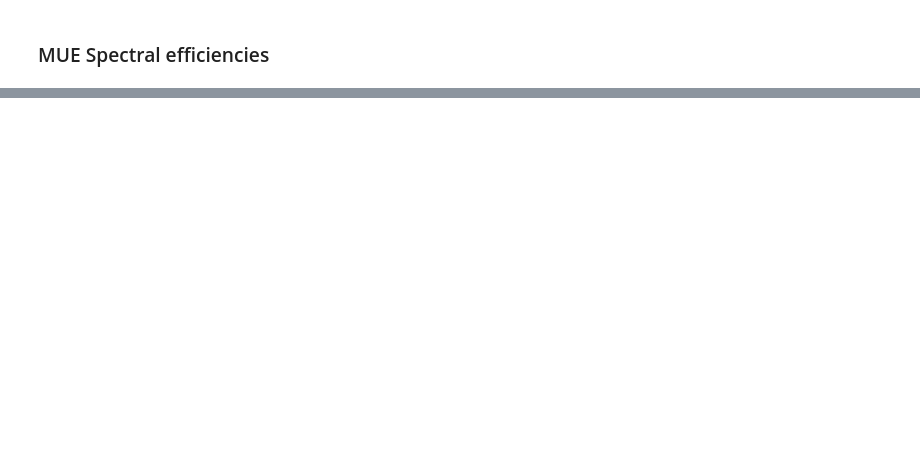
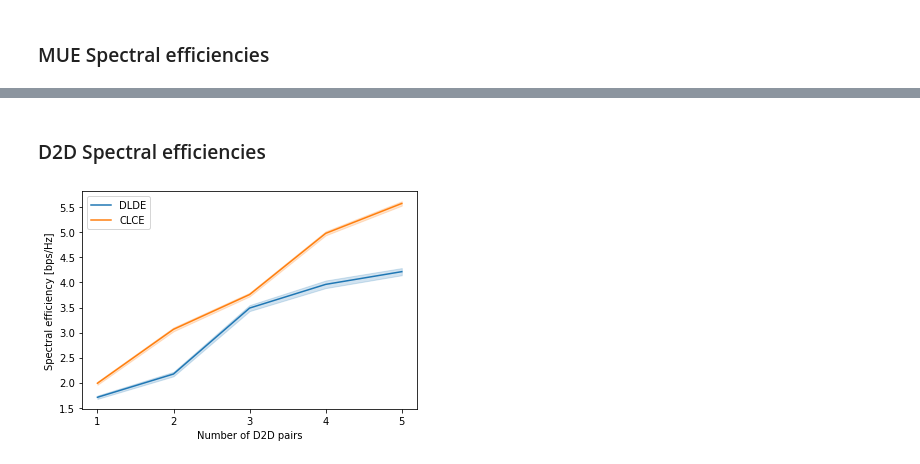
Before and after one commit to lbaiao/sys-simulator-2, a Jupyter notebook: notebooks/nb6.ipynb, the cells around one changed output, grey strips where cells are left out. Cells and saved outputs as stored; diff of their text form; code cells hidden in the pictures; blank space fills up the shorter version.

```diff
--- a/notebooks/nb6.ipynb
+++ b/notebooks/nb6.ipynb
@@ -85,0 +104,16 @@ sns_confidence_interval_plot(
+# %% [markdown]
+### D2D Spectral efficiencies
+# %%
+y_label = 'Spectral efficiency [bps/Hz]'
+sns_confidence_interval_plot(
+    np.array(discent_data['d2d_speffs']),
+    y_label,
+    'DLDE'
+)
+sns_confidence_interval_plot(
+    np.array(cent_data['d2d_speffs']),
+    y_label,
+    'CLCE'
+)
+# %% [output]
+[figure, added]
```
Also changed, not shown: parts of 28 cells of this notebook, 25 other files.
